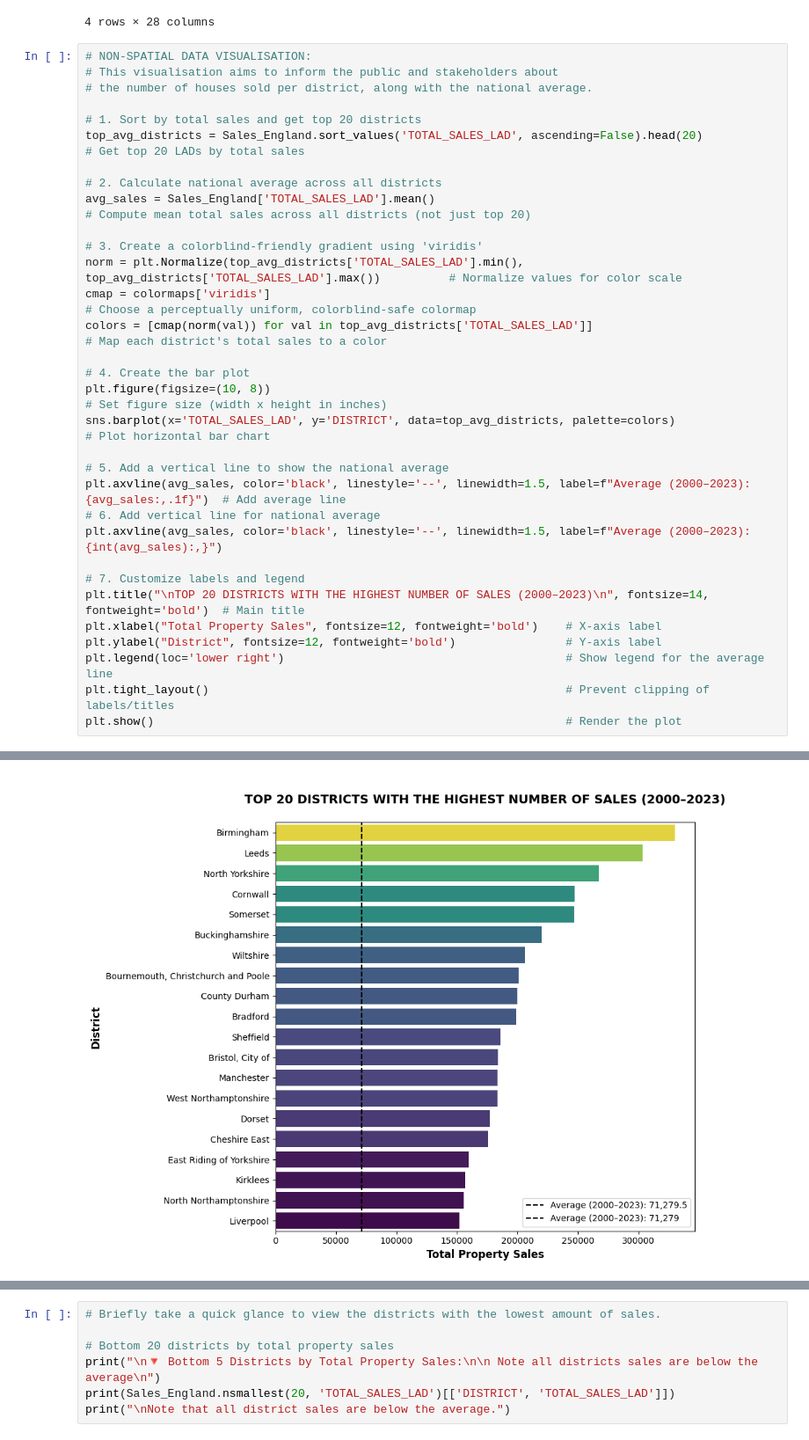
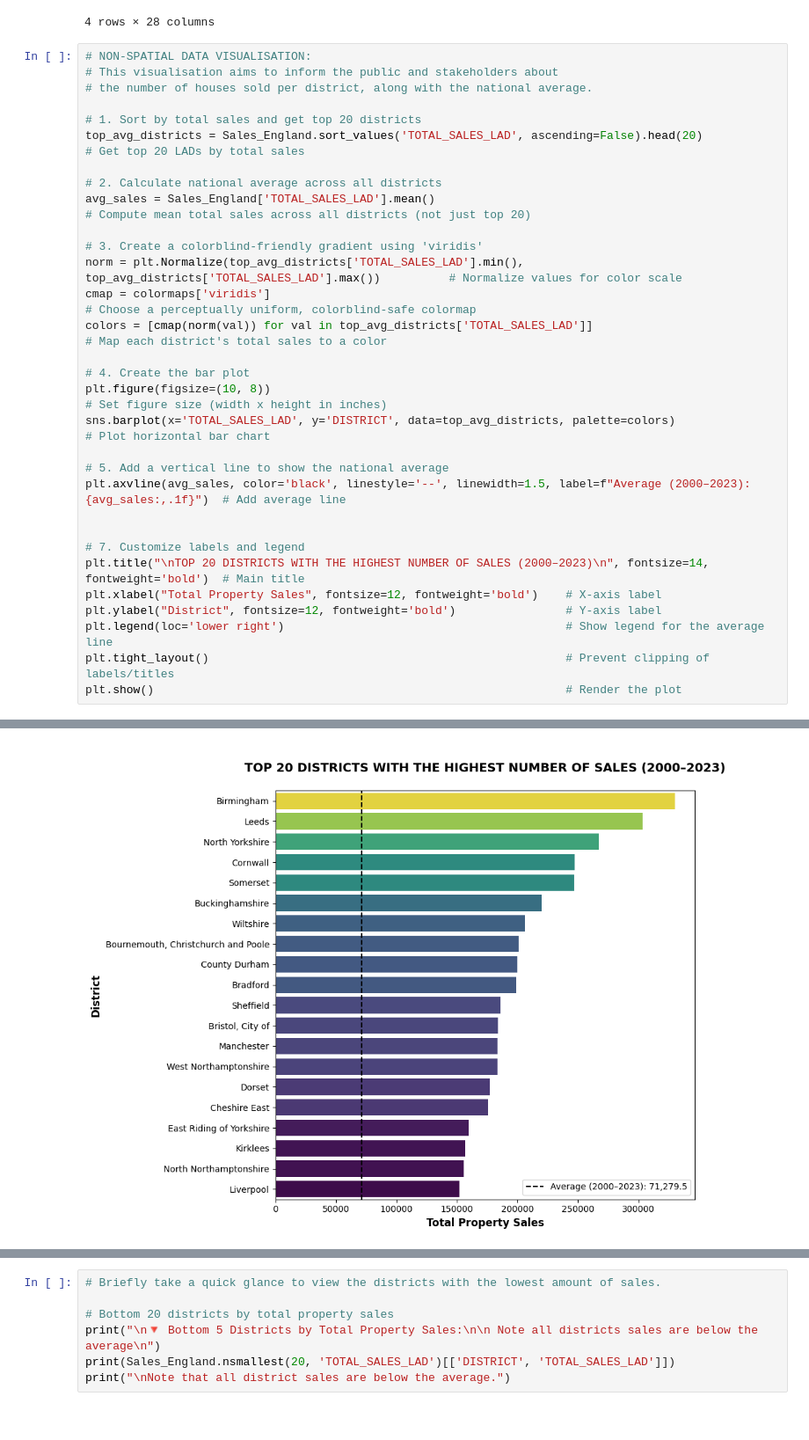
Before and after one commit to ClaudiaTurner/GEOG5990M, a Jupyter notebook: Final_Project_Python_GEOG5990M.ipynb, the cells around one changed output, grey strips where cells are left out. Shown at 88% size. Drawn from its saved outputs; the diff is of its cells as text.

```diff
--- a/Final_Project_Python_GEOG5990M.ipynb
+++ b/Final_Project_Python_GEOG5990M.ipynb
@@ -253,33 +253,32 @@ Sales_England.head(4)
 
 # 1. Sort by total sales and get top 20 districts
 top_avg_districts = Sales_England.sort_values('TOTAL_SALES_LAD', ascending=False).head(20)                           # Get top 20 LADs by total sales
 
 # 2. Calculate national average across all districts
 avg_sales = Sales_England['TOTAL_SALES_LAD'].mean()                                                                  # Compute mean total sales across all districts (not just top 20)
 
 # 3. Create a colorblind-friendly gradient using 'viridis'
 norm = plt.Normalize(top_avg_districts['TOTAL_SALES_LAD'].min(), top_avg_districts['TOTAL_SALES_LAD'].max())          # Normalize values for color scale
 cmap = colormaps['viridis']                                                                                           # Choose a perceptually uniform, colorblind-safe colormap
 colors = [cmap(norm(val)) for val in top_avg_districts['TOTAL_SALES_LAD']]                                            # Map each district's total sales to a color
 
 # 4. Create the bar plot
 plt.figure(figsize=(10, 8))                                                                                           # Set figure size (width x height in inches)
 sns.barplot(x='TOTAL_SALES_LAD', y='DISTRICT', data=top_avg_districts, palette=colors)                                # Plot horizontal bar chart
 
 # 5. Add a vertical line to show the national average
 plt.axvline(avg_sales, color='black', linestyle='--', linewidth=1.5, label=f"Average (2000–2023): {avg_sales:,.1f}")  # Add average line
-# 6. Add vertical line for national average
-plt.axvline(avg_sales, color='black', linestyle='--', linewidth=1.5, label=f"Average (2000–2023): {int(avg_sales):,}")
+
 
 # 7. Customize labels and legend
 plt.title("\nTOP 20 DISTRICTS WITH THE HIGHEST NUMBER OF SALES (2000–2023)\n", fontsize=14, fontweight='bold')  # Main title
 plt.xlabel("Total Property Sales", fontsize=12, fontweight='bold')    # X-axis label
 plt.ylabel("District", fontsize=12, fontweight='bold')                # Y-axis label
 plt.legend(loc='lower right')                                         # Show legend for the average line
 plt.tight_layout()                                                    # Prevent clipping of labels/titles
 plt.show()                                                            # Render the plot
 # %% [output]
 Passing `palette` without assigning `hue` is deprecated and will be removed in v0.14.0. Assign the `y` variable to `hue` and set `legend=False` for the same effect.
 
   sns.barplot(x='TOTAL_SALES_LAD', y='DISTRICT', data=top_avg_districts, palette=colors)                                # Plot horizontal bar chart
-[figure, old version]
+[figure, new version]
```
Also changed, not shown: parts of 3 cells of this notebook.
